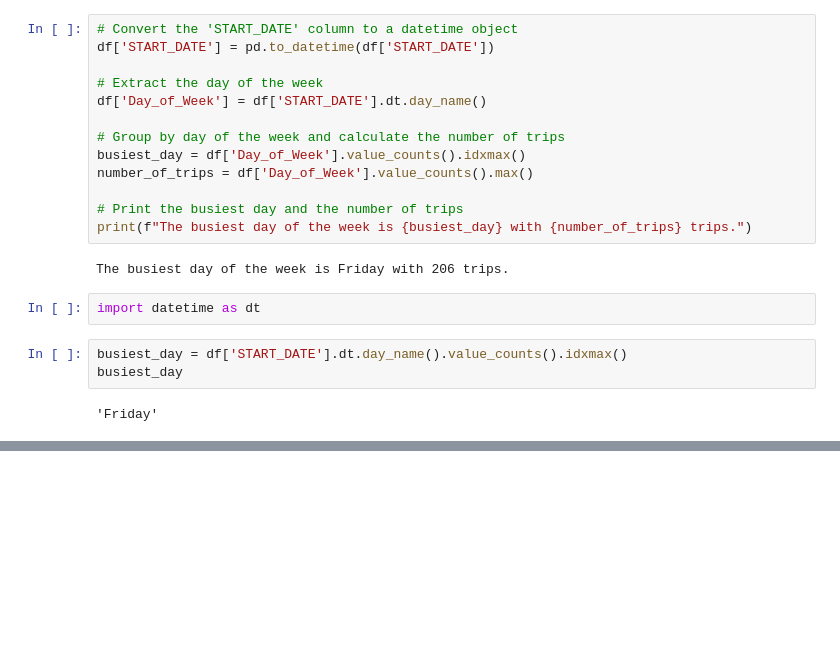
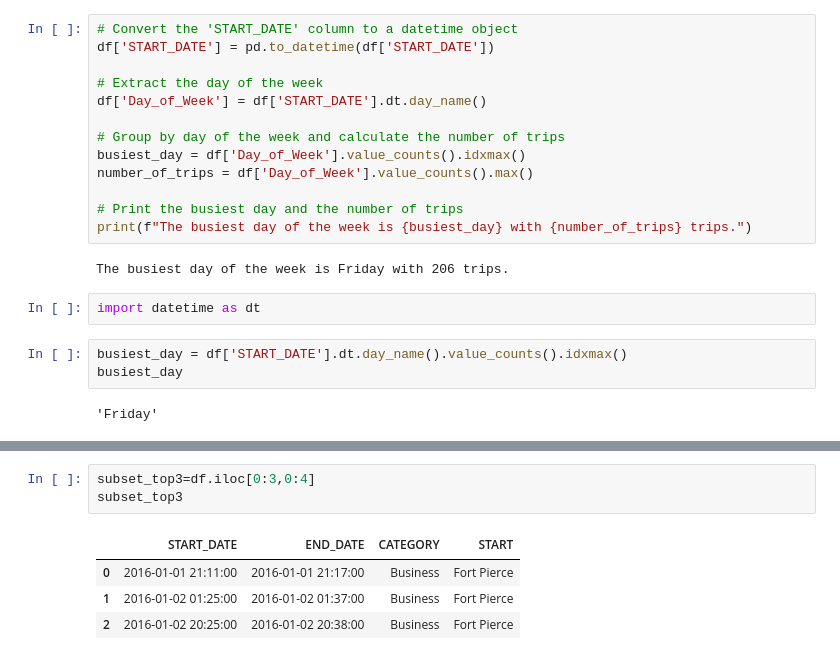
Before and after one commit to Ashutosh-Gairola/DEV, a Jupyter notebook: Analysis.ipynb, the cells around one changed output, grey strips where cells are left out. Cells and saved outputs as stored; diff of their text form; blank space fills up the shorter version.

```diff
--- a/Analysis.ipynb
+++ b/Analysis.ipynb
@@ -699,0 +787,8 @@ busiest_day
+# %%
+subset_top3=df.iloc[0:3,0:4]
+subset_top3
+# %% [output]
+|  | START_DATE | END_DATE | CATEGORY | START |
+| 0 | 2016-01-01 21:11:00 | 2016-01-01 21:17:00 | Business | Fort Pierce |
+| 1 | 2016-01-02 01:25:00 | 2016-01-02 01:37:00 | Business | Fort Pierce |
+| 2 | 2016-01-02 20:25:00 | 2016-01-02 20:38:00 | Business | Fort Pierce |
```
Also changed, not shown: parts of 13 cells of this notebook.
